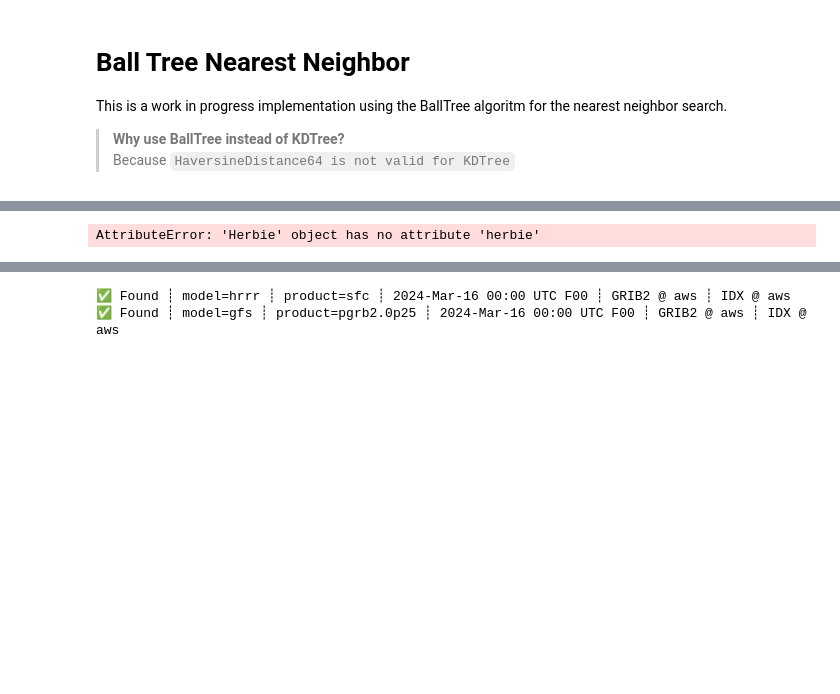
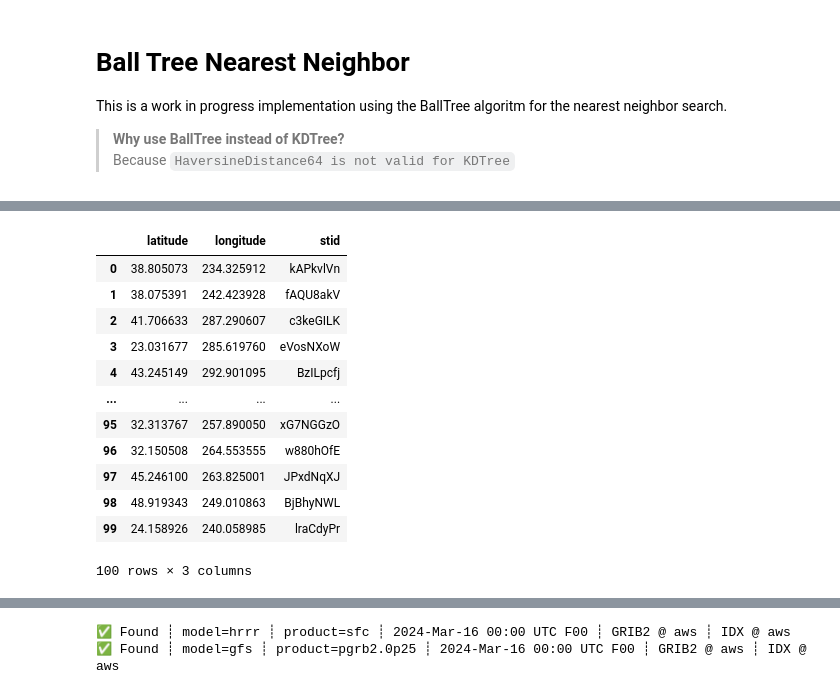
Before and after one commit to blaylockbk/Herbie, a Jupyter notebook: docs/user_guide/_bonus_notebooks/BallTree.ipynb, the cells around one changed output, grey strips where cells are left out. Saved outputs shown, nothing was run; the diff lists cells and outputs as text; code cells hidden in the pictures; blank space fills up the shorter version.

```diff
--- a/docs/user_guide/_bonus_notebooks/BallTree.ipynb
+++ b/docs/user_guide/_bonus_notebooks/BallTree.ipynb
@@ -15,4 +35,32 @@ ds = Herbie("2024-03-28 00:00", model="hrrr").xarray("TMP:2 m")
-# %%
-H.herbie
-# %% [output]
-AttributeError: 'Herbie' object has no attribute 'herbie'
+# %%
+def generate_random_string(len=8):
+    """Generate a random string."""
+    import random
+    import string
+
+    return "".join(random.choices(string.ascii_letters + string.digits, k=len))
+
+
+n = 100
+points_self = (
+    ds[["latitude", "longitude"]]
+    .to_dataframe()[["latitude", "longitude"]]
+    .sample(n)
+    .reset_index(drop=True)
+)
+points_self["stid"] = [generate_random_string() for _ in range(n)]
+points_self
+# %% [output]
+|  | latitude | longitude | stid |
+| 0 | 38.805073 | 234.325912 | kAPkvlVn |
+| 1 | 38.075391 | 242.423928 | fAQU8akV |
+| 2 | 41.706633 | 287.290607 | c3keGILK |
+| 3 | 23.031677 | 285.619760 | eVosNXoW |
+| 4 | 43.245149 | 292.901095 | BzILpcfj |
+| ... | ... | ... | ... |
+| 95 | 32.313767 | 257.890050 | xG7NGGzO |
+| 96 | 32.150508 | 264.553555 | w880hOfE |
+| 97 | 45.246100 | 263.825001 | JPxdNqXJ |
+| 98 | 48.919343 | 249.010863 | BjBhyNWL |
+| 99 | 24.158926 | 240.058985 | lraCdyPr |
+100 rows × 3 columns
```
Also changed, not shown: parts of 30 cells of this notebook, 2 other files.
